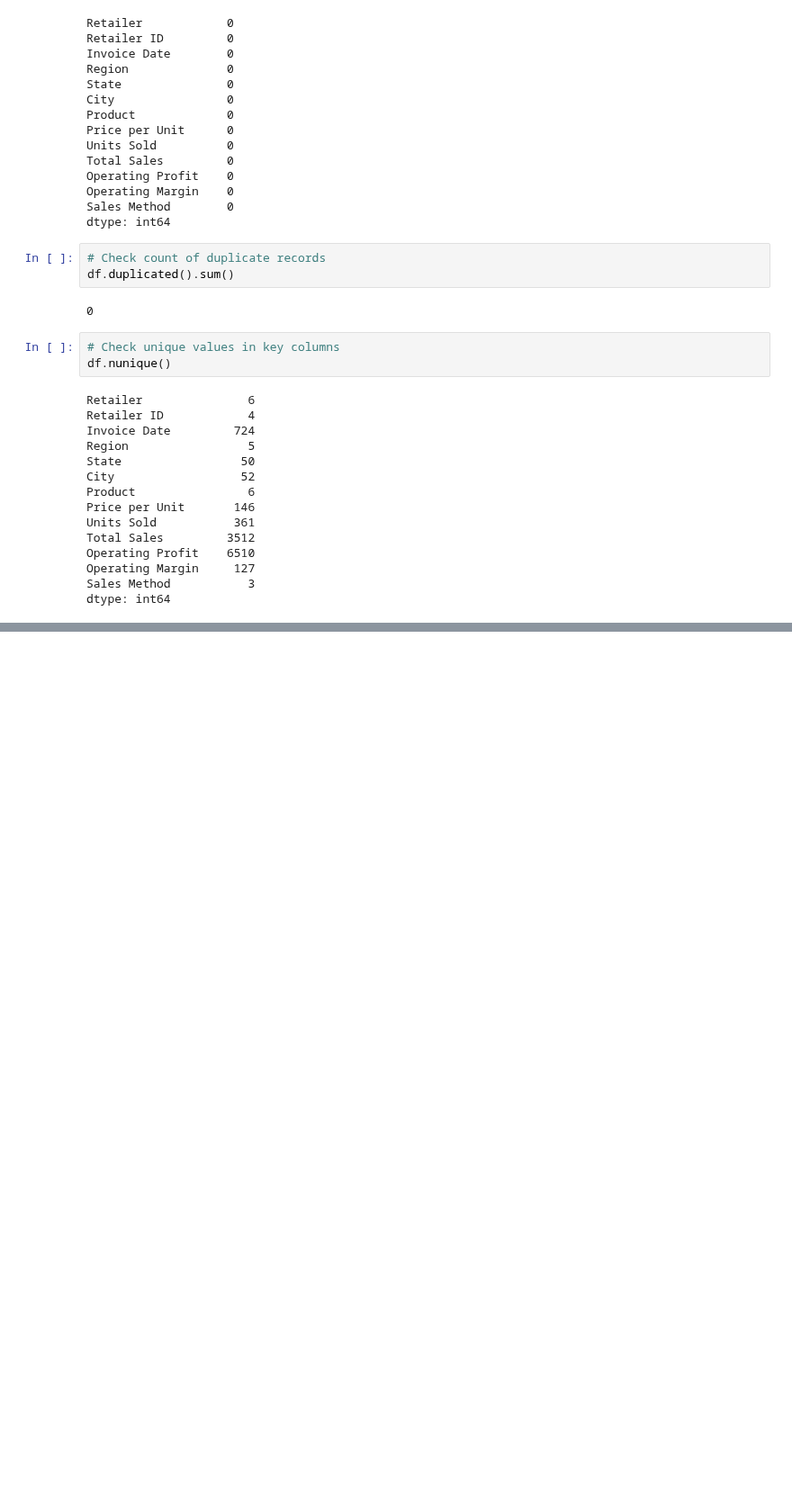
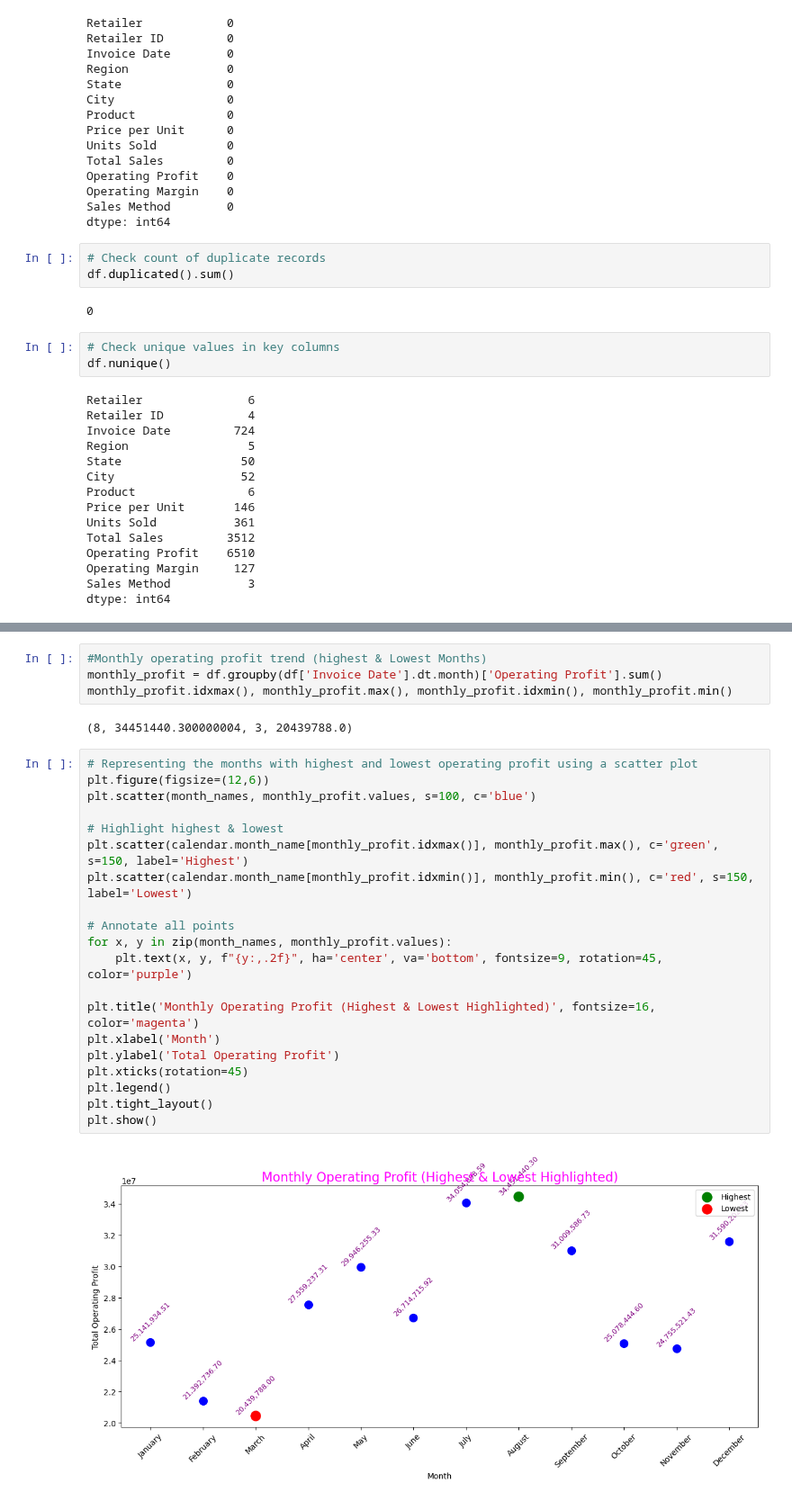
Before and after one commit to Lenmbugua/Analytics-Practice-Datasets, a Jupyter notebook: Adidas US sales Dataset.ipynb, the cells around one changed output, grey strips where cells are left out. Shown at 90% size. Saved outputs shown, nothing was run; the diff lists cells and outputs as text; blank space fills up the shorter version.

```diff
--- a/Adidas US sales Dataset.ipynb
+++ b/Adidas US sales Dataset.ipynb
@@ -95,0 +186,28 @@ dtype: int64
+# %%
+#Monthly operating profit trend (highest & Lowest Months)
+monthly_profit = df.groupby(df['Invoice Date'].dt.month)['Operating Profit'].sum()
+monthly_profit.idxmax(), monthly_profit.max(), monthly_profit.idxmin(), monthly_profit.min()
+# %% [output]
+(8, 34451440.300000004, 3, 20439788.0)
+# %%
+# Representing the months with highest and lowest operating profit using a scatter plot
+plt.figure(figsize=(12,6))
+plt.scatter(month_names, monthly_profit.values, s=100, c='blue')
+
+# Highlight highest & lowest
+plt.scatter(calendar.month_name[monthly_profit.idxmax()], monthly_profit.max(), c='green', s=150, label='Highest')
+plt.scatter(calendar.month_name[monthly_profit.idxmin()], monthly_profit.min(), c='red', s=150, label='Lowest')
+
+# Annotate all points
+for x, y in zip(month_names, monthly_profit.values):
+    plt.text(x, y, f"{y:,.2f}", ha='center', va='bottom', fontsize=9, rotation=45, color='purple')
+
+plt.title('Monthly Operating Profit (Highest & Lowest Highlighted)', fontsize=16, color='magenta')
+plt.xlabel('Month')
+plt.ylabel('Total Operating Profit')
+plt.xticks(rotation=45)
+plt.legend()
+plt.tight_layout()
+plt.show()
+# %% [output]
+[figure, added]
```
Also changed, not shown: parts of 7 cells of this notebook.
